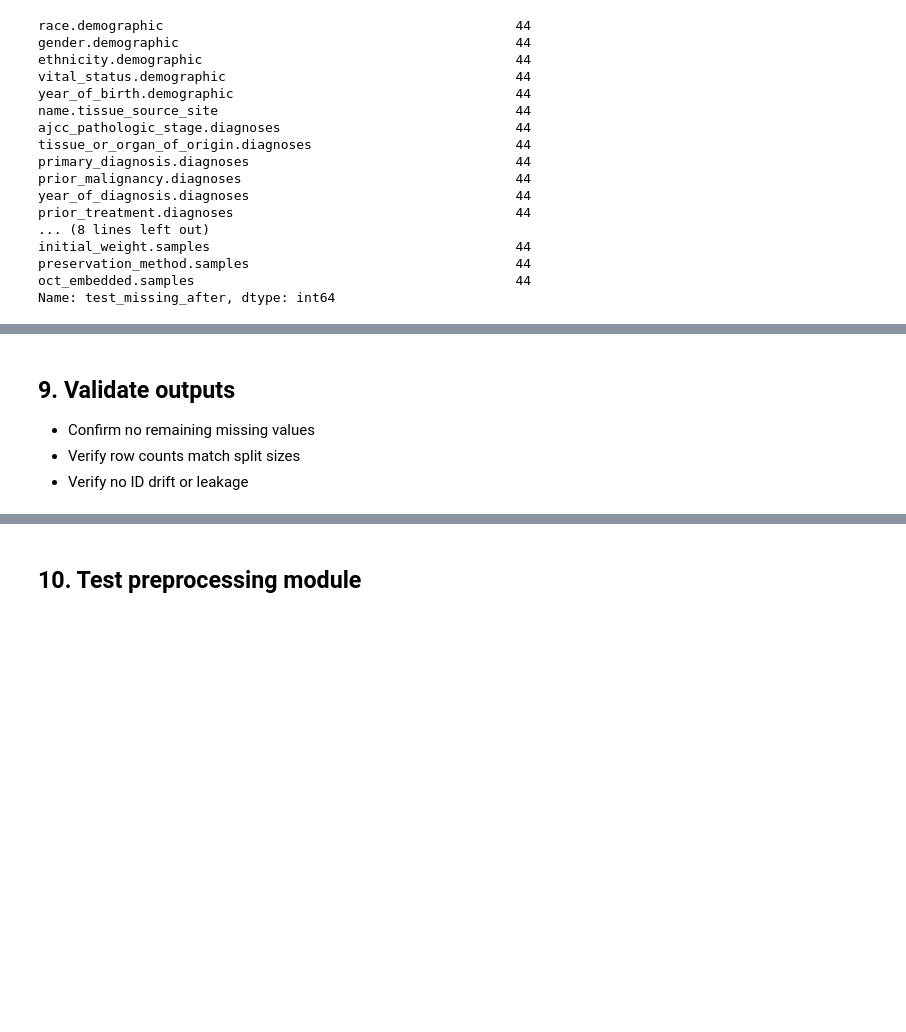
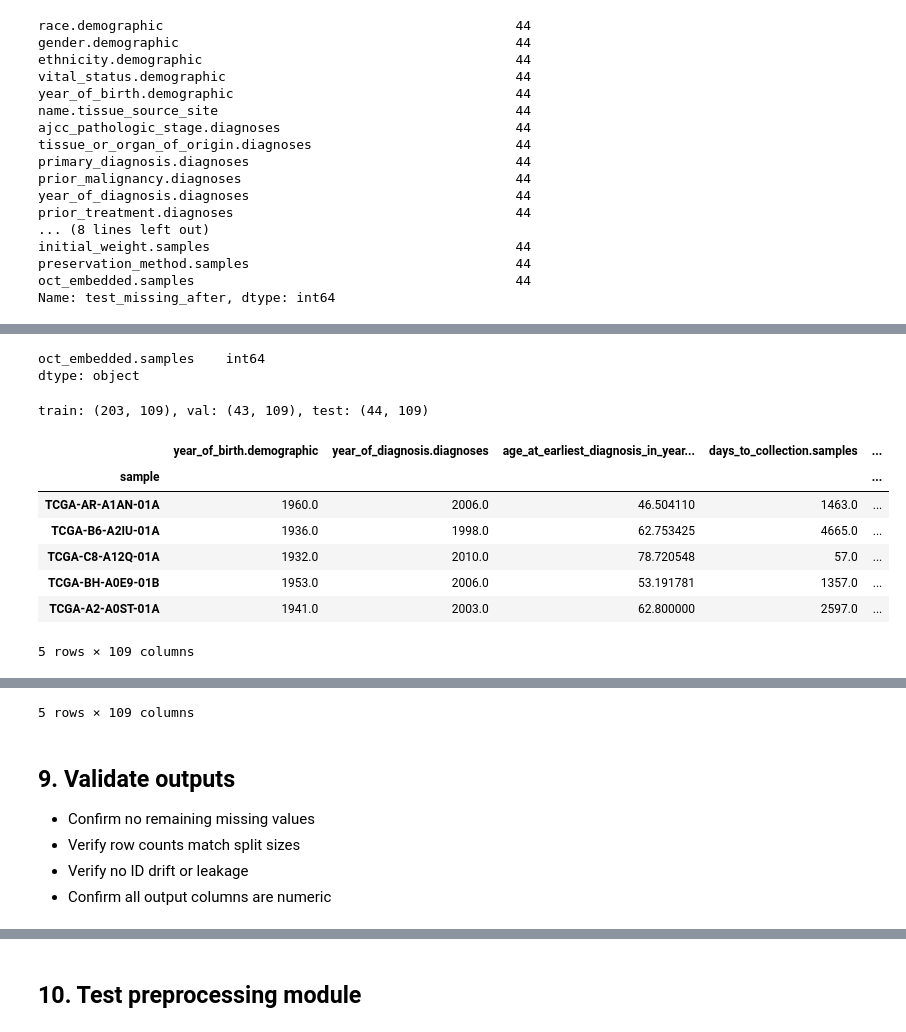
Before and after one commit to dpolioudakis/tcga-multimodal-survival, a Jupyter notebook: notebooks/03_preprocess_clinical.ipynb, the cells around one changed output, grey strips where cells are left out. Drawn from its saved outputs; the diff is of its cells as text; code cells hidden in the pictures; blank space fills up the shorter version.

```diff
--- a/notebooks/03_preprocess_clinical.ipynb
+++ b/notebooks/03_preprocess_clinical.ipynb
@@ -1021,0 +1112,68 @@ Name: test_missing_after, dtype: int64
+# %%
+# Cast boolean columns to int (0/1) in all splits
+
+def apply_bool_to_int(
+    X_train_df: pd.DataFrame,
+    X_val_df: pd.DataFrame,
+    X_test_df: pd.DataFrame,
+    features_bool_to_int: list[str],
+) -> tuple[pd.DataFrame, pd.DataFrame, pd.DataFrame]:
+    """Cast boolean columns to int (0/1) in all splits.
+
+    Parameters:
+    - X_train_df, X_val_df, X_test_df: feature matrices for each split
+    - features_bool_to_int: boolean column names to cast
+
+    Returns:
+    - X_train_df, X_val_df, X_test_df with boolean columns cast to int
+    """
+    X_train_df = X_train_df.copy()
+    X_val_df = X_val_df.copy()
+    X_test_df = X_test_df.copy()
+
+    X_train_df[features_bool_to_int] = X_train_df[features_bool_to_int].astype(int)
+    X_val_df[features_bool_to_int] = X_val_df[features_bool_to_int].astype(int)
+    X_test_df[features_bool_to_int] = X_test_df[features_bool_to_int].astype(int)
+
+    return X_train_df, X_val_df, X_test_df
+
+X_train_df, X_val_df, X_test_df = apply_bool_to_int(
+    X_train_df, X_val_df, X_test_df, FEATURES_BOOL_TO_INT
+)
+
+print(X_train_df[FEATURES_BOOL_TO_INT].dtypes)
+# %% [output]
+oct_embedded.samples    int64
+dtype: object
+# %%
+# Apply one-hot encoding to all splits using the encoder fitted on X_train_df
+
+def apply_one_hot_encoding(X_train_df, X_val_df, X_test_df, ohe, features_one_hot_encode):
+    ohe_feature_names = ohe.get_feature_names_out(features_one_hot_encode).tolist()
+
+    def encode_split(df):
+        encoded = pd.DataFrame(
+            ohe.transform(df[features_one_hot_encode]),
+            index=df.index,
+            columns=ohe_feature_names,
+        )
+        return pd.concat([df.drop(columns=features_one_hot_encode), encoded], axis=1)
+
+    return encode_split(X_train_df), encode_split(X_val_df), encode_split(X_test_df)
+
+X_train_df, X_val_df, X_test_df = apply_one_hot_encoding(
+    X_train_df, X_val_df, X_test_df, ohe, FEATURES_ONE_HOT_ENCODE
+)
+
+print(f"train: {X_train_df.shape}, val: {X_val_df.shape}, test: {X_test_df.shape}")
+display(X_train_df.head(), X_train_df.tail())
+# %% [output]
+train: (203, 109), val: (43, 109), test: (44, 109)
+|  | year_of_birth.demographic | year_of_diagnosis.diagnoses | age_at_earliest_diagnosis_in_year... | days_to_collection.samples | ... |
+| sample |  |  |  |  | ... |
+| TCGA-AR-A1AN-01A | 1960.0 | 2006.0 | 46.504110 | 1463.0 | ... |
+| TCGA-B6-A2IU-01A | 1936.0 | 1998.0 | 62.753425 | 4665.0 | ... |
+| TCGA-C8-A12Q-01A | 1932.0 | 2010.0 | 78.720548 | 57.0 | ... |
+| TCGA-BH-A0E9-01B | 1953.0 | 2006.0 | 53.191781 | 1357.0 | ... |
+| TCGA-A2-A0ST-01A | 1941.0 | 2003.0 | 62.800000 | 2597.0 | ... |
+5 rows × 109 columns
@@ -1022,7 +1187,8 @@ Name: test_missing_after, dtype: int64
+5 rows × 109 columns
 # %% [markdown]
-
 ## 9. Validate outputs
    - Confirm no remaining missing values
    - Verify row counts match split sizes
    - Verify no ID drift or leakage
+   - Confirm all output columns are numeric
 # %%
```
Also changed, not shown: parts of 14 cells of this notebook, 8 other files.
